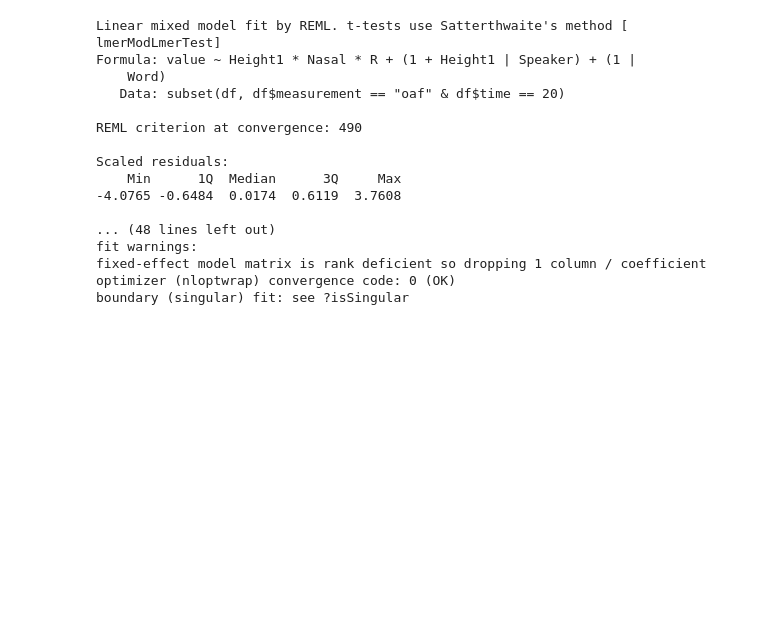
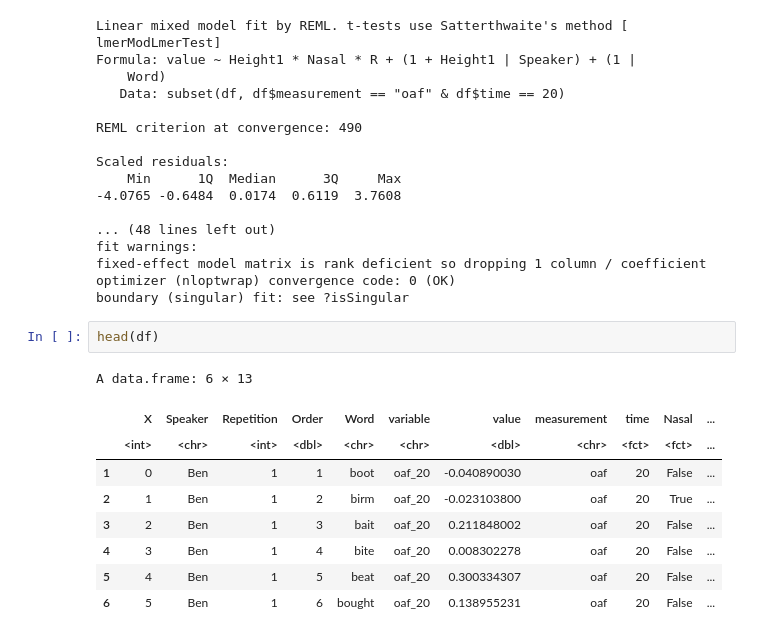
Before and after one commit to susanlinucb/213_S21, a Jupyter notebook: 213stats.ipynb, the cells around one changed output. Saved outputs shown, nothing was run; the diff lists cells and outputs as text; blank space fills up the shorter version.

```diff
--- a/213stats.ipynb
+++ b/213stats.ipynb
@@ -276,3 +276,15 @@ fit warnings:
 fixed-effect model matrix is rank deficient so dropping 1 column / coefficient
 optimizer (nloptwrap) convergence code: 0 (OK)
 boundary (singular) fit: see ?isSingular
+# %%
+head(df)
+# %% [output]
+A data.frame: 6 × 13
+|  | X | Speaker | Repetition | Order | Word | variable | value | measurement | time | Nasal | ... |
+|  | <int> | <chr> | <int> | <dbl> | <chr> | <chr> | <dbl> | <chr> | <fct> | <fct> | ... |
+| 1 | 0 | Ben | 1 | 1 | boot | oaf_20 | -0.040890030 | oaf | 20 | False | ... |
+| 2 | 1 | Ben | 1 | 2 | birm | oaf_20 | -0.023103800 | oaf | 20 | True | ... |
+| 3 | 2 | Ben | 1 | 3 | bait | oaf_20 | 0.211848002 | oaf | 20 | False | ... |
+| 4 | 3 | Ben | 1 | 4 | bite | oaf_20 | 0.008302278 | oaf | 20 | False | ... |
+| 5 | 4 | Ben | 1 | 5 | beat | oaf_20 | 0.300334307 | oaf | 20 | False | ... |
+| 6 | 5 | Ben | 1 | 6 | bought | oaf_20 | 0.138955231 | oaf | 20 | False | ... |
```
